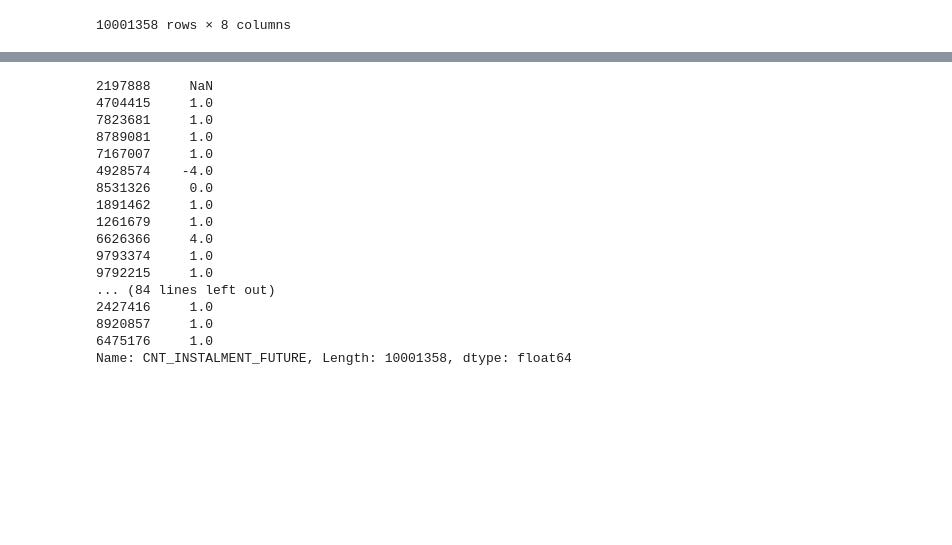
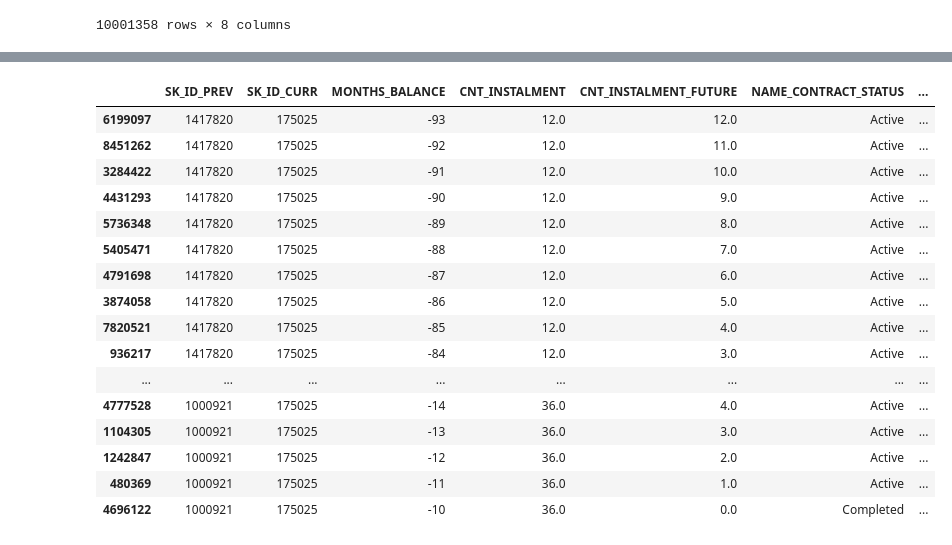
Before and after one commit to KazukiOnodera/Home-Credit-Default-Risk, a Jupyter notebook: py/EDA_004_POS_CASH_balance.ipynb, the cells around one changed output, grey strips where cells are left out. Cells and saved outputs as stored; diff of their text form; code cells hidden in the pictures; blank space fills up the shorter version.

```diff
--- a/py/EDA_004_POS_CASH_balance.ipynb
+++ b/py/EDA_004_POS_CASH_balance.ipynb
@@ -227,4 +136,0 @@ df[df['SK_DPD_DEF']!=0]
-# %%
-df.sort_values(['SK_ID_CURR', 'MONTHS_BALANCE'], inplace=True, ascending=[True, False])
-# %%
-df['SK_DPD_bin'] = (df.SK_DPD>0)*1
@@ -292,22 +137,21 @@ df.head(30)
-# %%
-df['cnt_paid'] = df['CNT_INSTALMENT'] - df['CNT_INSTALMENT_FUTURE']
-# %%
-df['CNT_INSTALMENT_FUTURE'].diff()
-# %% [output]
-2197888     NaN
-4704415     1.0
-7823681     1.0
-8789081     1.0
-7167007     1.0
-4928574    -4.0
-8531326     0.0
-1891462     1.0
-1261679     1.0
-6626366     4.0
-9793374     1.0
-9792215     1.0
-... (84 lines left out)
-2427416     1.0
-8920857     1.0
-6475176     1.0
-Name: CNT_INSTALMENT_FUTURE, Length: 10001358, dtype: float64
+# %%
+tmp = df[df.SK_ID_CURR==np.random.choice(ids)]
+tmp
+# %% [output]
+|  | SK_ID_PREV | SK_ID_CURR | MONTHS_BALANCE | CNT_INSTALMENT | CNT_INSTALMENT_FUTURE | NAME_CONTRACT_STATUS | ... |
+| 6199097 | 1417820 | 175025 | -93 | 12.0 | 12.0 | Active | ... |
+| 8451262 | 1417820 | 175025 | -92 | 12.0 | 11.0 | Active | ... |
+| 3284422 | 1417820 | 175025 | -91 | 12.0 | 10.0 | Active | ... |
+| 4431293 | 1417820 | 175025 | -90 | 12.0 | 9.0 | Active | ... |
+| 5736348 | 1417820 | 175025 | -89 | 12.0 | 8.0 | Active | ... |
+| 5405471 | 1417820 | 175025 | -88 | 12.0 | 7.0 | Active | ... |
+| 4791698 | 1417820 | 175025 | -87 | 12.0 | 6.0 | Active | ... |
+| 3874058 | 1417820 | 175025 | -86 | 12.0 | 5.0 | Active | ... |
+| 7820521 | 1417820 | 175025 | -85 | 12.0 | 4.0 | Active | ... |
+| 936217 | 1417820 | 175025 | -84 | 12.0 | 3.0 | Active | ... |
+| ... | ... | ... | ... | ... | ... | ... | ... |
+| 4777528 | 1000921 | 175025 | -14 | 36.0 | 4.0 | Active | ... |
+| 1104305 | 1000921 | 175025 | -13 | 36.0 | 3.0 | Active | ... |
+| 1242847 | 1000921 | 175025 | -12 | 36.0 | 2.0 | Active | ... |
+| 480369 | 1000921 | 175025 | -11 | 36.0 | 1.0 | Active | ... |
+| 4696122 | 1000921 | 175025 | -10 | 36.0 | 0.0 | Completed | ... |
```
Also changed, not shown: parts of 22 cells of this notebook, 13 other files.
